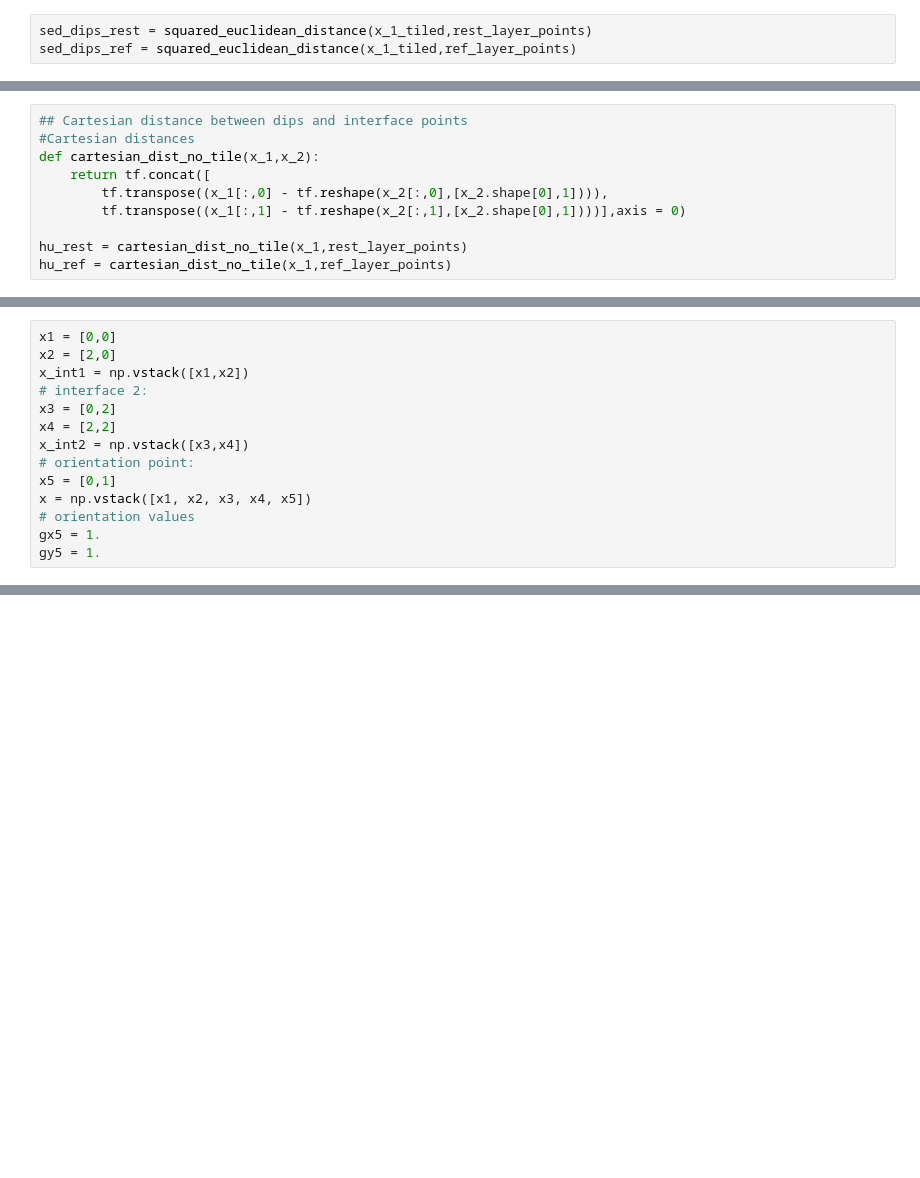
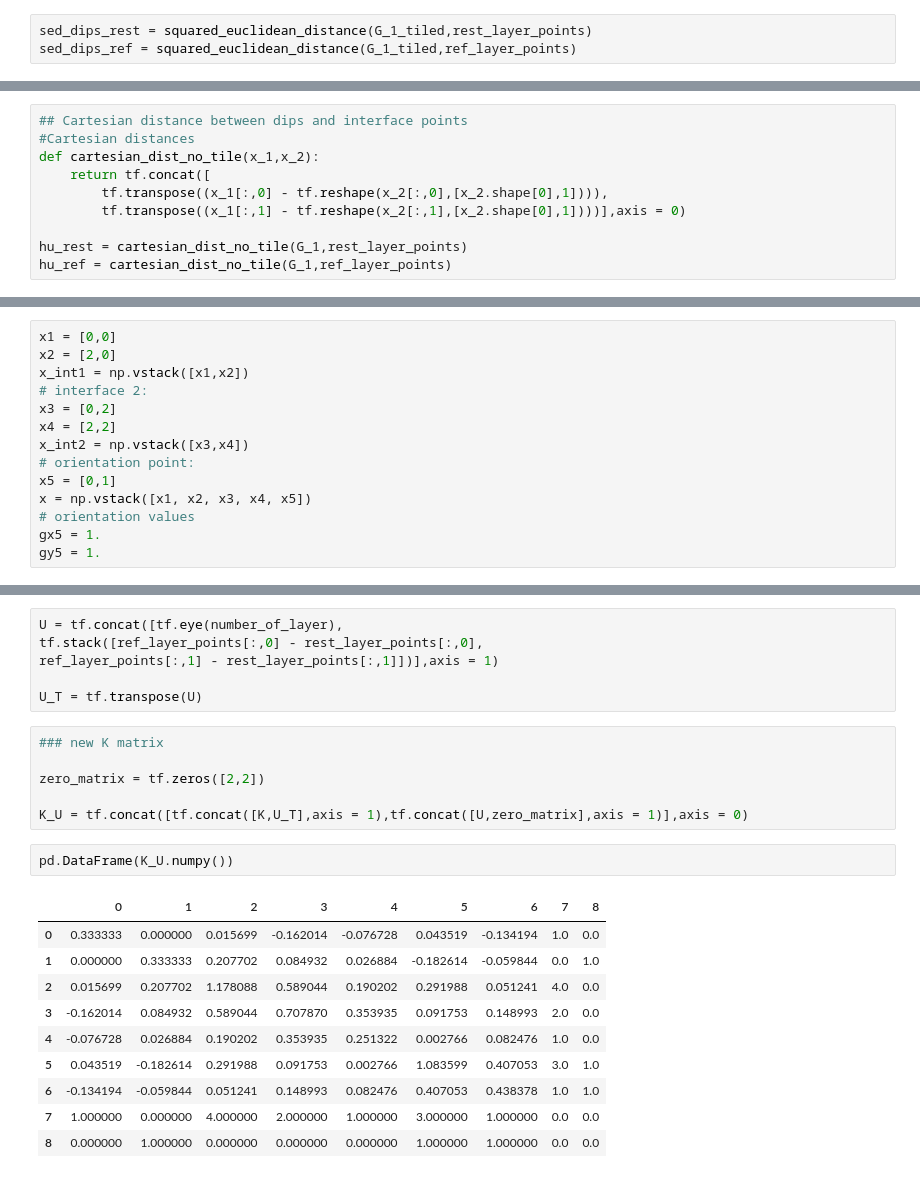
Before and after one commit to GeorgeLiang3/repository1, a Jupyter notebook: Kriging_TensorFlow/Kriging_TF_V0.2.ipynb, the cells around one changed output, grey strips where cells are left out. Drawn from its saved outputs; the diff is of its cells as text; blank space fills up the shorter version.

```diff
--- a/Kriging_TensorFlow/Kriging_TF_V0.2.ipynb
+++ b/Kriging_TensorFlow/Kriging_TF_V0.2.ipynb
@@ -171,3 +151,3 @@ array([[0., 0.],
 # %%
-sed_dips_rest = squared_euclidean_distance(x_1_tiled,rest_layer_points)
-sed_dips_ref = squared_euclidean_distance(x_1_tiled,ref_layer_points)
+sed_dips_rest = squared_euclidean_distance(G_1_tiled,rest_layer_points)
+sed_dips_ref = squared_euclidean_distance(G_1_tiled,ref_layer_points)
@@ -194,8 +159,8 @@ def cartesian_dist_no_tile(x_1,x_2):
         tf.transpose((x_1[:,0] - tf.reshape(x_2[:,0],[x_2.shape[0],1]))),
         tf.transpose((x_1[:,1] - tf.reshape(x_2[:,1],[x_2.shape[0],1])))],axis = 0)
 
-hu_rest = cartesian_dist_no_tile(x_1,rest_layer_points)
-hu_ref = cartesian_dist_no_tile(x_1,ref_layer_points)
+hu_rest = cartesian_dist_no_tile(G_1,rest_layer_points)
+hu_ref = cartesian_dist_no_tile(G_1,ref_layer_points)
 # %%
 def cov_interface_gradients(hu_rest,hu_ref):
     C_GI = (hu_rest*(- c_o_T * ((-14 / a_T ** 2) + 105 / 4 * sed_dips_rest / a_T ** 3 -
@@ -335,0 +301,25 @@ plt.plot(x5[0], x5[1], 'go')
+# %%
+U = tf.concat([tf.eye(number_of_layer),
+tf.stack([ref_layer_points[:,0] - rest_layer_points[:,0],
+ref_layer_points[:,1] - rest_layer_points[:,1]])],axis = 1)
+
+U_T = tf.transpose(U)
+# %%
+### new K matrix
+
+zero_matrix = tf.zeros([2,2])
+
+K_U = tf.concat([tf.concat([K,U_T],axis = 1),tf.concat([U,zero_matrix],axis = 1)],axis = 0)
+# %%
+pd.DataFrame(K_U.numpy())
+# %% [output]
+|  | 0 | 1 | 2 | 3 | 4 | 5 | 6 | 7 | 8 |
+| 0 | 0.333333 | 0.000000 | 0.015699 | -0.162014 | -0.076728 | 0.043519 | -0.134194 | 1.0 | 0.0 |
+| 1 | 0.000000 | 0.333333 | 0.207702 | 0.084932 | 0.026884 | -0.182614 | -0.059844 | 0.0 | 1.0 |
+| 2 | 0.015699 | 0.207702 | 1.178088 | 0.589044 | 0.190202 | 0.291988 | 0.051241 | 4.0 | 0.0 |
+| 3 | -0.162014 | 0.084932 | 0.589044 | 0.707870 | 0.353935 | 0.091753 | 0.148993 | 2.0 | 0.0 |
+| 4 | -0.076728 | 0.026884 | 0.190202 | 0.353935 | 0.251322 | 0.002766 | 0.082476 | 1.0 | 0.0 |
+| 5 | 0.043519 | -0.182614 | 0.291988 | 0.091753 | 0.002766 | 1.083599 | 0.407053 | 3.0 | 1.0 |
+| 6 | -0.134194 | -0.059844 | 0.051241 | 0.148993 | 0.082476 | 0.407053 | 0.438378 | 1.0 | 1.0 |
+| 7 | 1.000000 | 0.000000 | 4.000000 | 2.000000 | 1.000000 | 3.000000 | 1.000000 | 0.0 | 0.0 |
+| 8 | 0.000000 | 1.000000 | 0.000000 | 0.000000 | 0.000000 | 1.000000 | 1.000000 | 0.0 | 0.0 |
```
Also changed, not shown: parts of 44 cells of this notebook, 10 other files.
